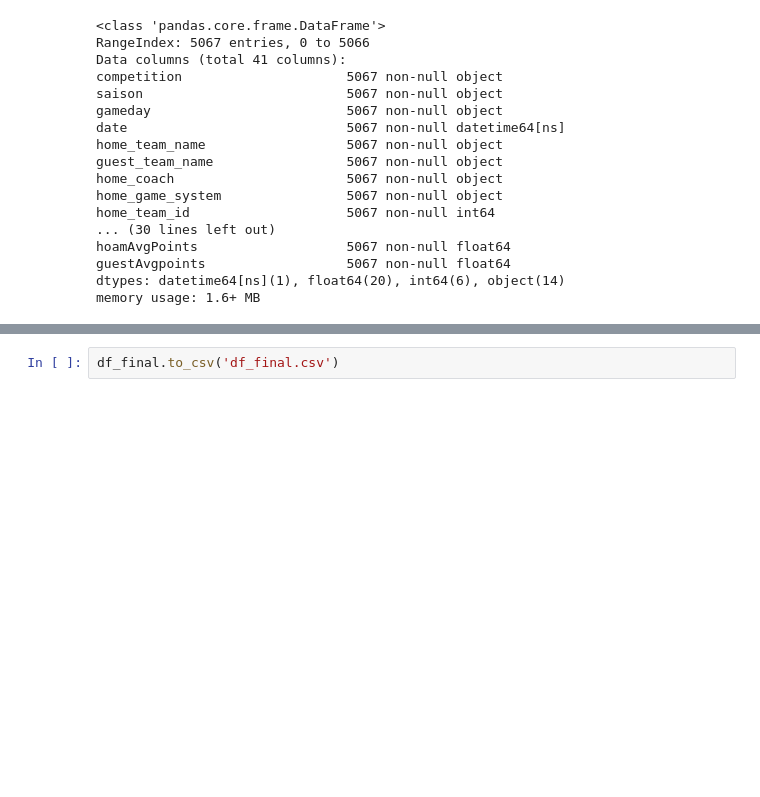
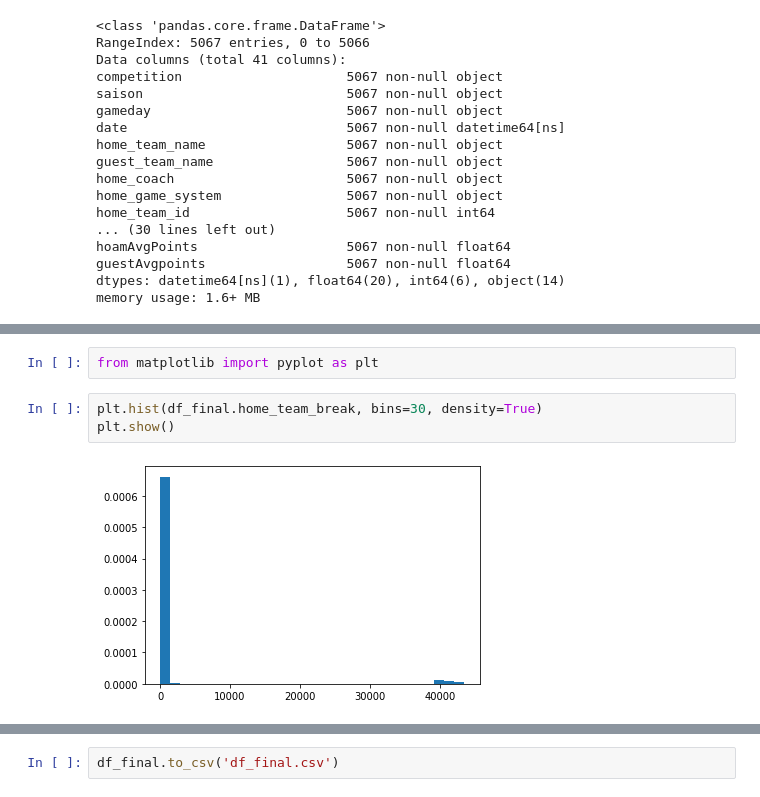
Before and after one commit to thomashon/football-prediction, a Jupyter notebook: scraper/3-preprocessing.ipynb, the cells around one changed output, grey strips where cells are left out. Drawn from its saved outputs; the diff is of its cells as text; blank space fills up the shorter version.

```diff
--- a/scraper/3-preprocessing.ipynb
+++ b/scraper/3-preprocessing.ipynb
@@ -324,0 +319,7 @@ memory usage: 1.6+ MB
+# %%
+from matplotlib import pyplot as plt
+# %%
+plt.hist(df_final.home_team_break, bins=30, density=True)
+plt.show()
+# %% [output]
+[figure, added]
```
Also changed, not shown: parts of 19 cells of this notebook, 2 other files.
